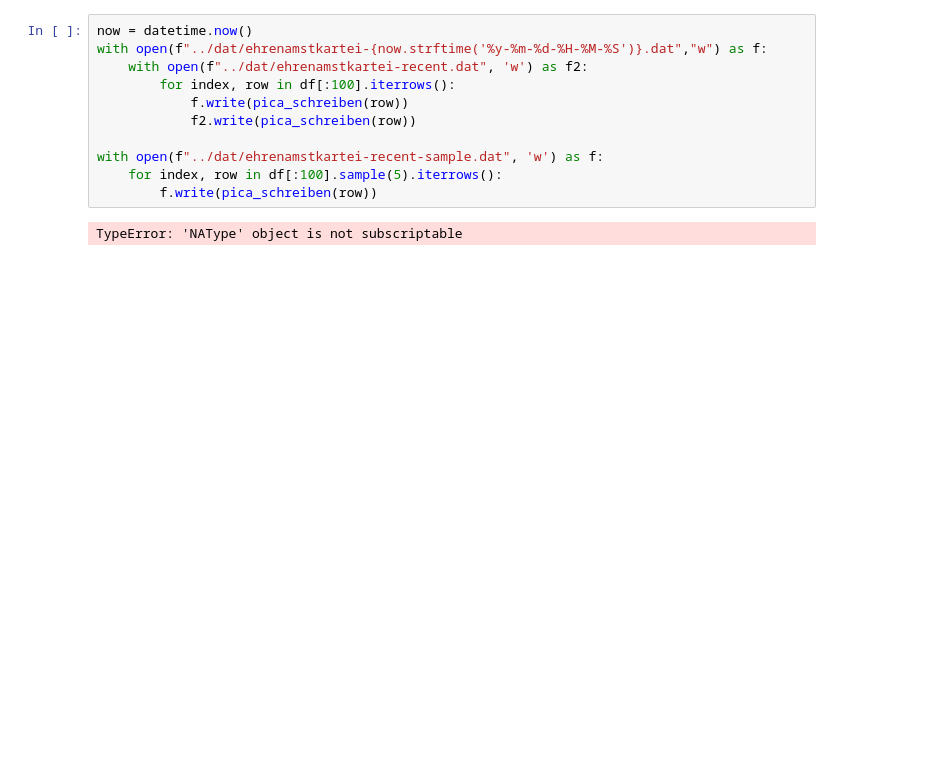
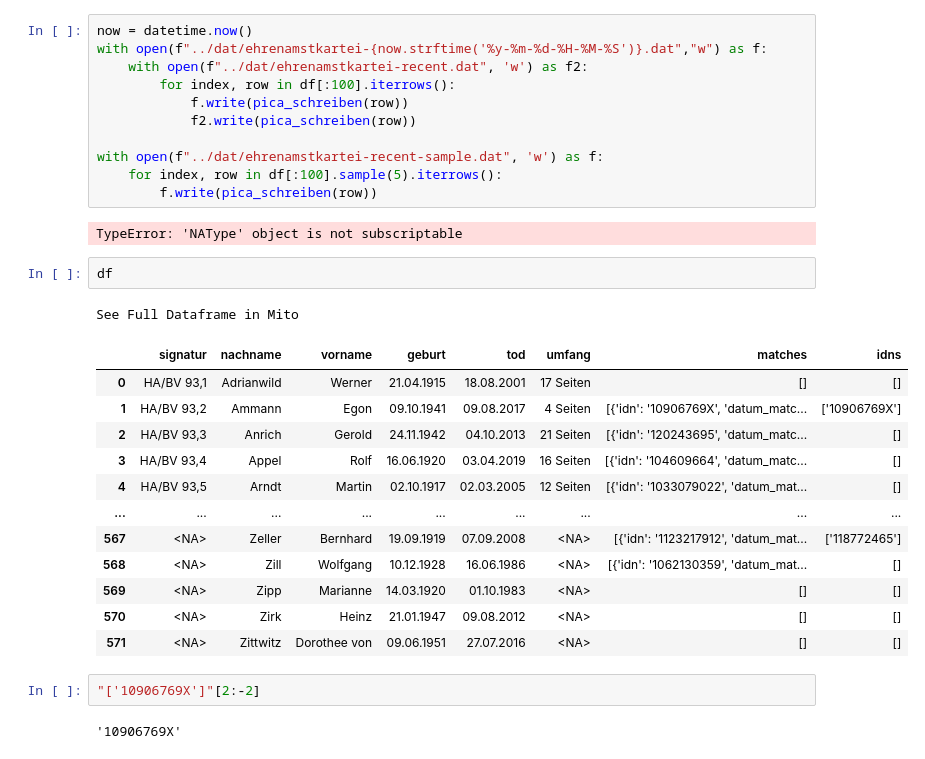
Before and after one commit to buchmuseum/ehrenamtskartei, a Jupyter notebook: script/import.ipynb, the cells around one changed output. Cells and saved outputs as stored; diff of their text form; blank space fills up the shorter version.

```diff
--- a/script/import.ipynb
+++ b/script/import.ipynb
@@ -147,3 +135,23 @@ with open(f"../dat/ehrenamstkartei-recent-sample.dat", 'w') as f:
         f.write(pica_schreiben(row))
 # %% [output]
 TypeError: 'NAType' object is not subscriptable
+# %%
+df
+# %% [output]
+See Full Dataframe in Mito
+|  | signatur | nachname | vorname | geburt | tod | umfang | matches | idns |
+| 0 | HA/BV 93,1 | Adrianwild | Werner | 21.04.1915 | 18.08.2001 | 17 Seiten | [] | [] |
+| 1 | HA/BV 93,2 | Ammann | Egon | 09.10.1941 | 09.08.2017 | 4 Seiten | [{'idn': '10906769X', 'datum_matc... | ['10906769X'] |
+| 2 | HA/BV 93,3 | Anrich | Gerold | 24.11.1942 | 04.10.2013 | 21 Seiten | [{'idn': '120243695', 'datum_matc... | [] |
+| 3 | HA/BV 93,4 | Appel | Rolf | 16.06.1920 | 03.04.2019 | 16 Seiten | [{'idn': '104609664', 'datum_matc... | [] |
+| 4 | HA/BV 93,5 | Arndt | Martin | 02.10.1917 | 02.03.2005 | 12 Seiten | [{'idn': '1033079022', 'datum_mat... | [] |
+| ... | ... | ... | ... | ... | ... | ... | ... | ... |
+| 567 | <NA> | Zeller | Bernhard | 19.09.1919 | 07.09.2008 | <NA> | [{'idn': '1123217912', 'datum_mat... | ['118772465'] |
+| 568 | <NA> | Zill | Wolfgang | 10.12.1928 | 16.06.1986 | <NA> | [{'idn': '1062130359', 'datum_mat... | [] |
+| 569 | <NA> | Zipp | Marianne | 14.03.1920 | 01.10.1983 | <NA> | [] | [] |
+| 570 | <NA> | Zirk | Heinz | 21.01.1947 | 09.08.2012 | <NA> | [] | [] |
+| 571 | <NA> | Zittwitz | Dorothee von | 09.06.1951 | 27.07.2016 | <NA> | [] | [] |
+# %%
+"['10906769X']"[2:-2]
+# %% [output]
+'10906769X'
```
Also changed, not shown: parts of 2 cells of this notebook, 1 other file.
